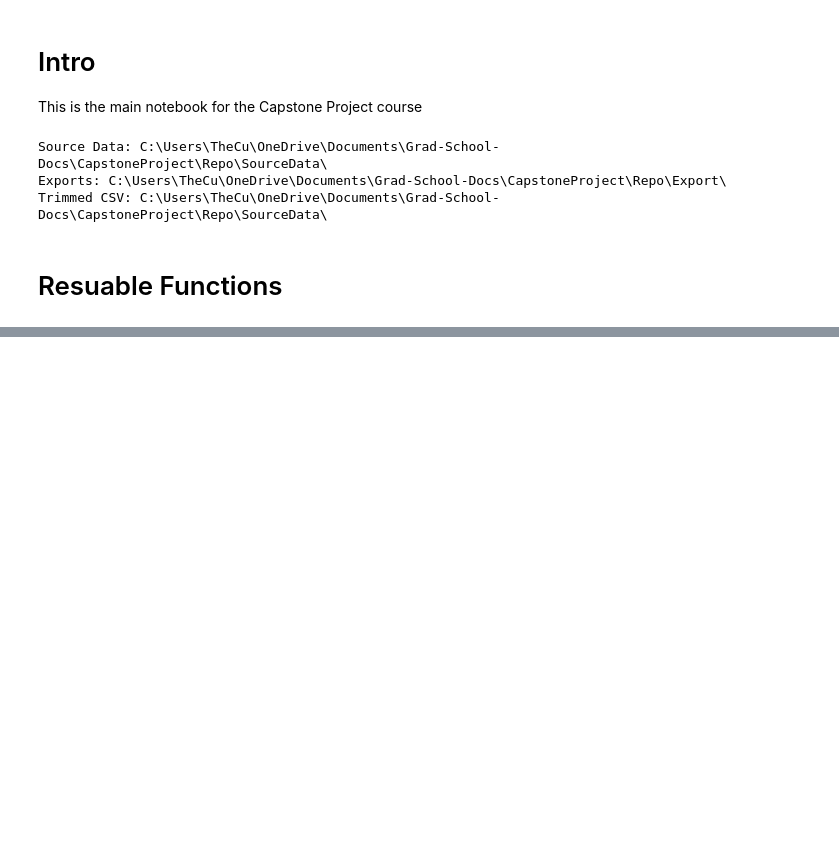
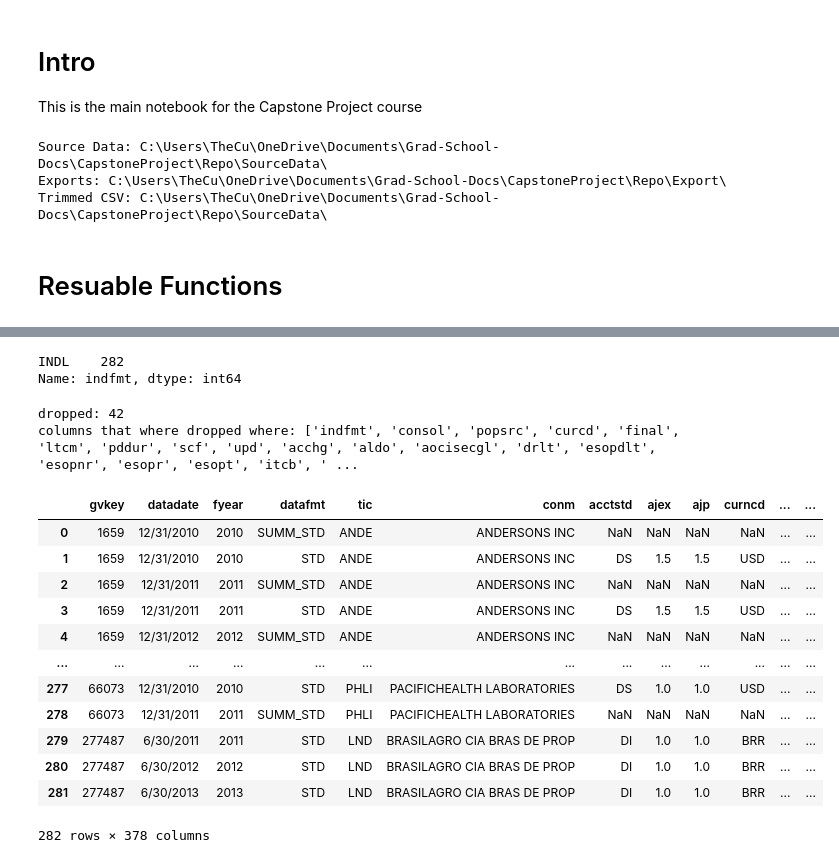
Before and after one commit to bcullinan32/CapstoneProject, a Jupyter notebook: Capstone-Main.ipynb, the cells around one changed output, grey strips where cells are left out. Drawn from its saved outputs; the diff is of its cells as text; code cells hidden in the pictures; blank space fills up the shorter version.

```diff
--- a/Capstone-Main.ipynb
+++ b/Capstone-Main.ipynb
@@ -43 +87,19 @@ def largeCSVTrim(largeCSVPath, CSVName, trimQuery):
+# %%
+# Dropping Missing Values over 30% -- Will print out a table that shows what variables are dropped
+def dropCols_uniqueThresh(df,thresh):
+    thresh = thresh
+    column_names_before = df.columns.to_list()
+    before = df.shape[1]
+    df = df.drop(columns=df.columns[df.nunique()==1])
+    after = df.shape[1]
+    column_names_after = df.columns.to_list()
+    columns_dropped = []
+    for i in column_names_before:
+        if i not in column_names_after:
+            columns_dropped.append(i)
+    total_dropped = before - after
+    df = df
+    print(f"dropped: {total_dropped}")
+    print(f"columns that where dropped where: {columns_dropped}")
+    return df
 # %% [markdown]
@@ -111,0 +268,24 @@ Stocks_SAM:
+# %%
+fundamentals['indfmt'].value_counts()
+# %% [output]
+INDL    282
+Name: indfmt, dtype: int64
+# %%
+fundamentals = dropCols_uniqueThresh(fundamentals,1)
+fundamentals
+# %% [output]
+dropped: 42
+columns that where dropped where: ['indfmt', 'consol', 'popsrc', 'curcd', 'final', 'ltcm', 'pddur', 'scf', 'upd', 'acchg', 'aldo', 'aocisecgl', 'drlt', 'esopdlt', 'esopnr', 'esopr', 'esopt', 'itcb', ' ...
+|  | gvkey | datadate | fyear | datafmt | tic | conm | acctstd | ajex | ajp | curncd | ... | ... |
+| 0 | 1659 | 12/31/2010 | 2010 | SUMM_STD | ANDE | ANDERSONS INC | NaN | NaN | NaN | NaN | ... | ... |
+| 1 | 1659 | 12/31/2010 | 2010 | STD | ANDE | ANDERSONS INC | DS | 1.5 | 1.5 | USD | ... | ... |
+| 2 | 1659 | 12/31/2011 | 2011 | SUMM_STD | ANDE | ANDERSONS INC | NaN | NaN | NaN | NaN | ... | ... |
+| 3 | 1659 | 12/31/2011 | 2011 | STD | ANDE | ANDERSONS INC | DS | 1.5 | 1.5 | USD | ... | ... |
+| 4 | 1659 | 12/31/2012 | 2012 | SUMM_STD | ANDE | ANDERSONS INC | NaN | NaN | NaN | NaN | ... | ... |
+| ... | ... | ... | ... | ... | ... | ... | ... | ... | ... | ... | ... | ... |
+| 277 | 66073 | 12/31/2010 | 2010 | STD | PHLI | PACIFICHEALTH LABORATORIES | DS | 1.0 | 1.0 | USD | ... | ... |
+| 278 | 66073 | 12/31/2011 | 2011 | SUMM_STD | PHLI | PACIFICHEALTH LABORATORIES | NaN | NaN | NaN | NaN | ... | ... |
+| 279 | 277487 | 6/30/2011 | 2011 | STD | LND | BRASILAGRO CIA BRAS DE PROP | DI | 1.0 | 1.0 | BRR | ... | ... |
+| 280 | 277487 | 6/30/2012 | 2012 | STD | LND | BRASILAGRO CIA BRAS DE PROP | DI | 1.0 | 1.0 | BRR | ... | ... |
+| 281 | 277487 | 6/30/2013 | 2013 | STD | LND | BRASILAGRO CIA BRAS DE PROP | DI | 1.0 | 1.0 | BRR | ... | ... |
+282 rows × 378 columns
```
Also changed, not shown: parts of 18 cells of this notebook, 4 other files.
